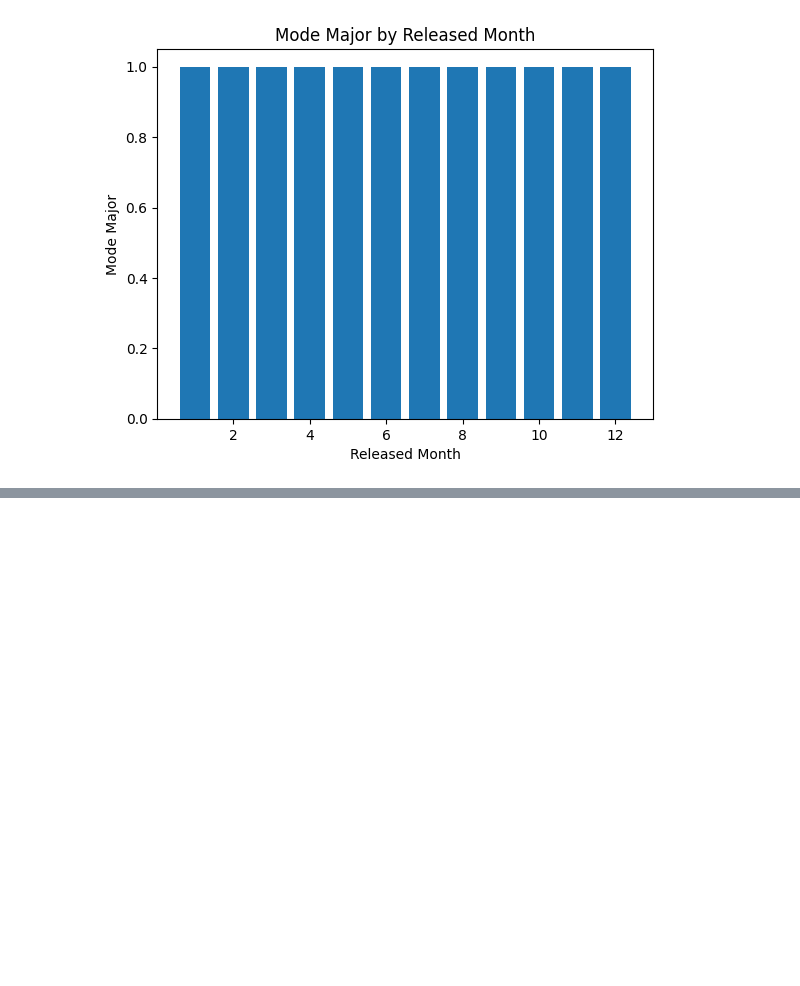
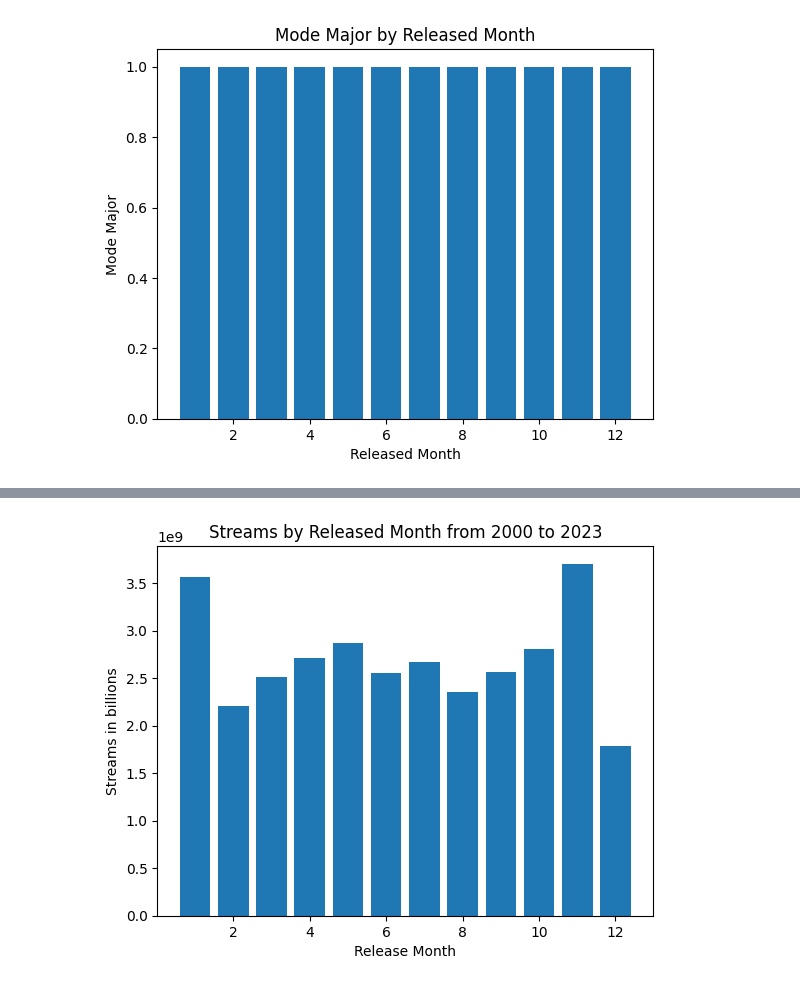
Before and after one commit to jb-seba/Spotify_TCS, a Jupyter notebook: TCS_Music_Project.ipynb, the cells around one changed output, grey strips where cells are left out. Cells and saved outputs as stored; diff of their text form; code cells hidden in the pictures; blank space fills up the shorter version.

```diff
--- a/TCS_Music_Project.ipynb
+++ b/TCS_Music_Project.ipynb
@@ -208,0 +215,10 @@ plt.show()
+# %%
+recent_years_df = new_years_df[(new_years_df['released_year'] >= 2000) & (new_years_df['released_year'] <= 2023)]
+recent_years_df.head(10)
+plt.bar(recent_years_df['released_month'], recent_years_df['streams'])
+plt.xlabel('Release Month')
+plt.ylabel('Streams in billions')
+plt.title("Streams by Released Month from 2000 to 2023")
+plt.show()
+# %% [output]
+[figure, added]
```
Also changed, not shown: parts of 9 cells of this notebook.
